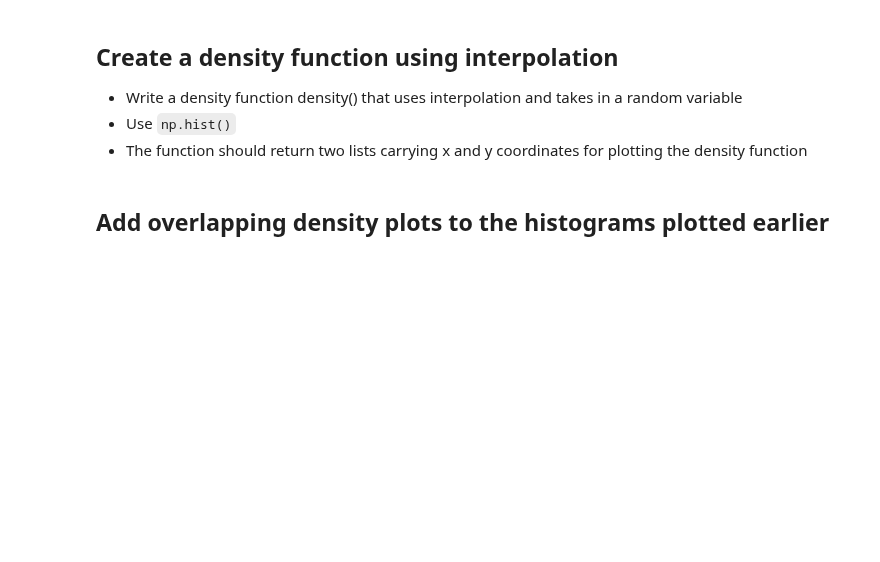
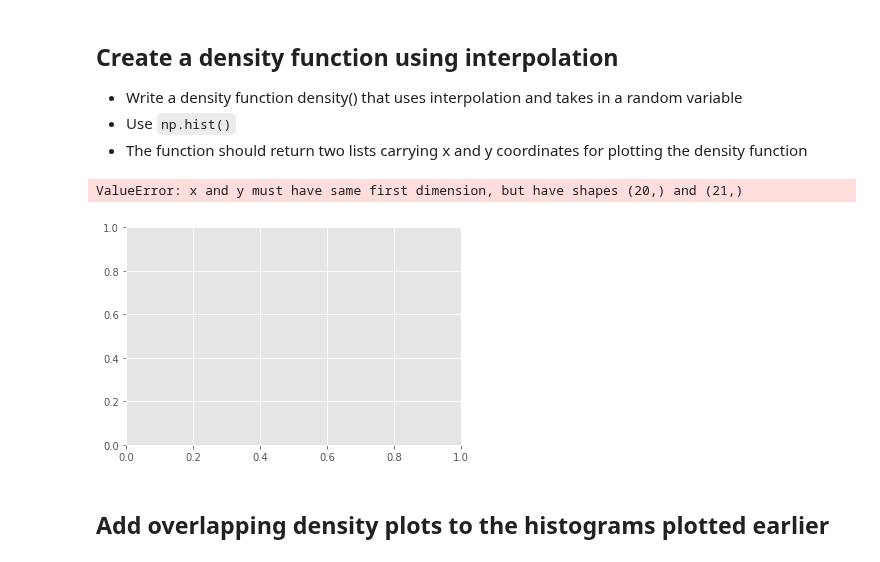
Before and after one commit to jmt0221/probability-density-functions-lab-nyc-ds-082619, a Jupyter notebook: index.ipynb, the cells around one changed output. Saved outputs shown, nothing was run; the diff lists cells and outputs as text; code cells hidden in the pictures; blank space fills up the shorter version.

```diff
--- a/index.ipynb
+++ b/index.ipynb
@@ -95,16 +95,19 @@ ax.hist(x=female_df['Height'],alpha = 0.7, bins=10,color='blue')
 # %%
 def density(x):
 
     return np.histogram(data.Height,20,density=1)
 
 
 # Generate test data and test the function - uncomment to run the test
 np.random.seed(5)
 mu, sigma = 0, 0.1 # mean and standard deviation
-# s = np.random.normal(mu, sigma, 100)
-# x,y = density(s)
-# plt.plot(x,y, label = 'test')
-# plt.legend()
+s = np.random.normal(mu, sigma, 100)
+x,y = density(s)
+plt.plot(x,y, label = 'test')
+plt.legend()
+# %% [output]
+ValueError: x and y must have same first dimension, but have shapes (20,) and (21,)
+[figure, added]
 # %% [markdown]
 ## Add overlapping density plots to the histograms plotted earlier
 # %%
```
